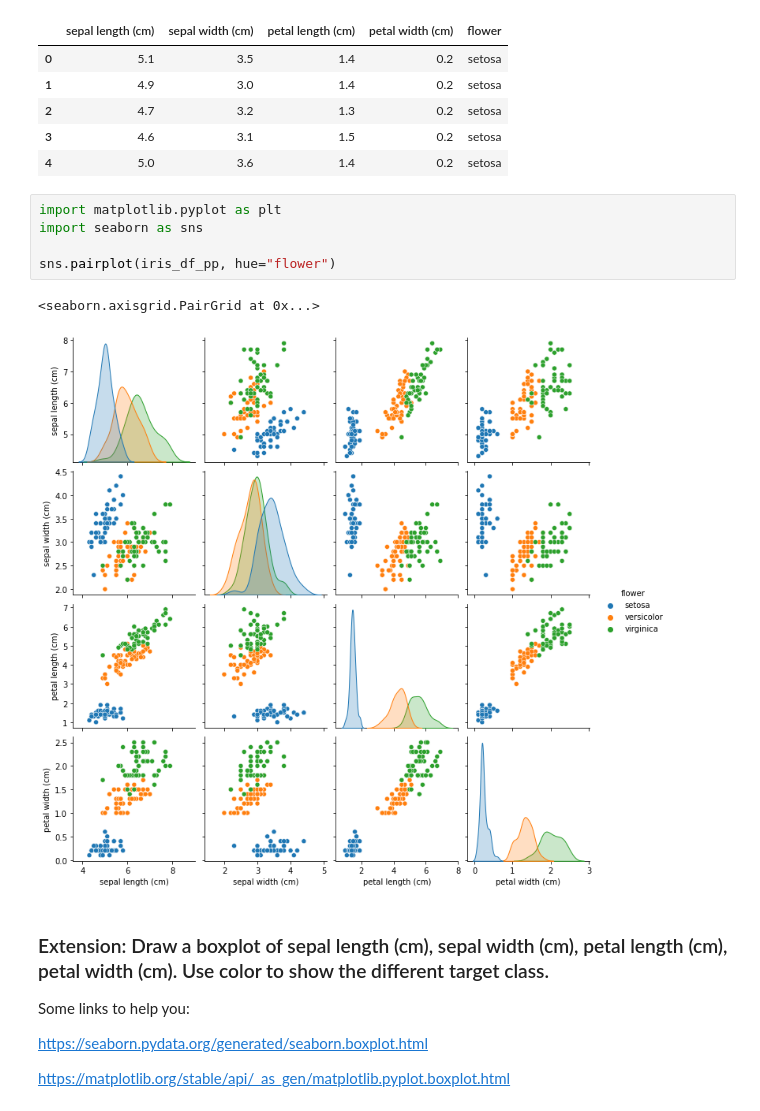
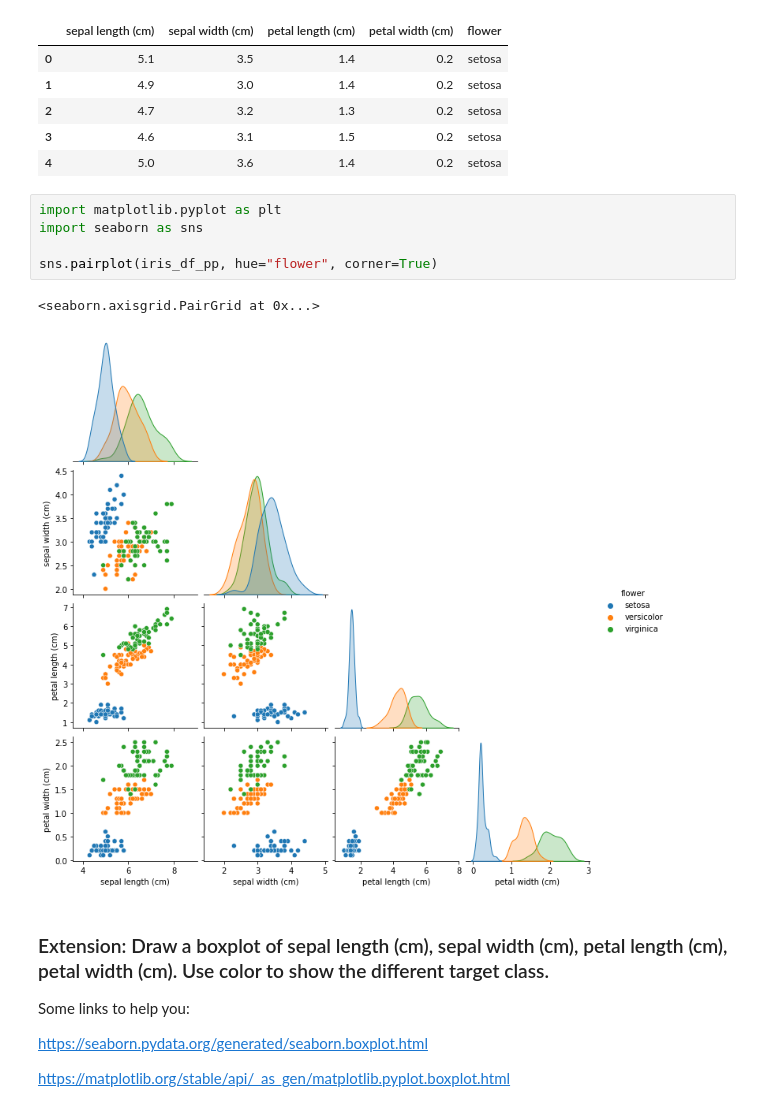
Before and after one commit to KayvanShah1/usc-dsci552-mlds-sp23, a Jupyter notebook: assignment-2/Kayvan_Shah_Assignment 2_solution.ipynb, the cells around one changed output. Drawn from its saved outputs; the diff is of its cells as text.

```diff
--- a/assignment-2/Kayvan_Shah_Assignment 2_solution.ipynb
+++ b/assignment-2/Kayvan_Shah_Assignment 2_solution.ipynb
@@ -130,11 +130,11 @@ iris_df_pp.head()
 # %%
 import matplotlib.pyplot as plt
 import seaborn as sns
 
-sns.pairplot(iris_df_pp, hue="flower")
+sns.pairplot(iris_df_pp, hue="flower", corner=True)
 # %% [output]
 <seaborn.axisgrid.PairGrid at 0x...>
-[figure, old version]
+[figure, new version]
 # %% [markdown]
 ### Extension: Draw a boxplot of sepal length (cm), sepal width (cm), petal length (cm), petal width (cm). Use color to show the different target class.
 
```
Also changed, not shown: parts of 8 cells of this notebook.
